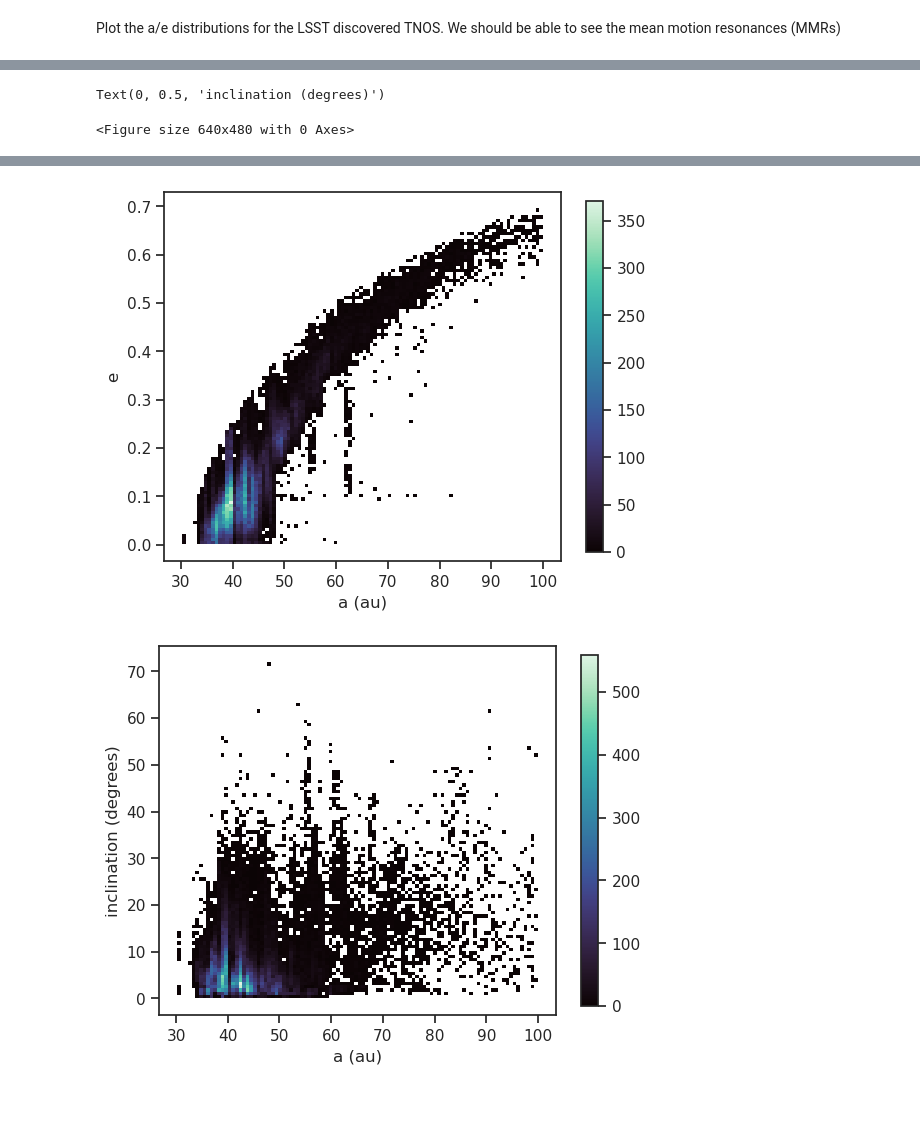
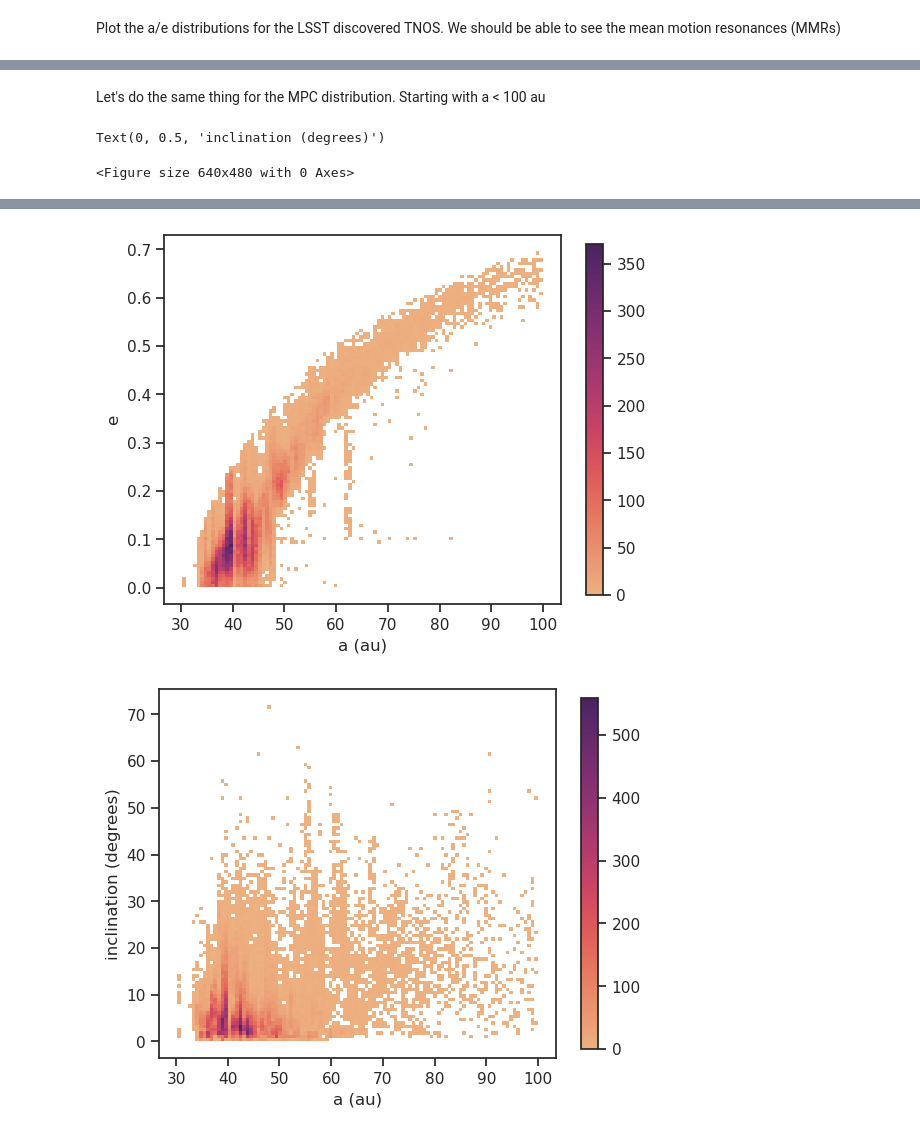
Before and after one commit to mschwamb/DP0.3_example_notebooks, a Jupyter notebook: plot_tnos.ipynb, the cells around one changed output, grey strips where cells are left out. Cells and saved outputs as stored; diff of their text form; code cells hidden in the pictures; blank space fills up the shorter version.

Commit message:
Add files via upload
add plotting of MBAs and update KBO notebook

```diff
--- a/plot_tnos.ipynb
+++ b/plot_tnos.ipynb
@@ -90,0 +91,17 @@ Let's do the same thing for the MPC distribution
+# %%
+sns.set(style="ticks")
+tmp=lsst_discovery_orbits[(lsst_discovery_orbits['a']>=30) &  (lsst_discovery_orbits['a']<=70) ]
+print(len(tmp))
+sns.jointplot(x=tmp['a'], y=tmp['e'], kind="hex", color="#0077BB", gridsize=50)
+
+plt.xlabel('a (au)')
+
+plt.figure()
+sns.histplot(x=tmp['a'], y=tmp['e'], bins=100, cmap="flare",  cbar=True, cbar_kws=dict(shrink=.95))
+plt.xlabel('a (au)')
+
+plt.figure()
+
+sns.histplot(x=tmp['a'], y=tmp['incl'], bins=100, cmap="flare",  cbar=True, cbar_kws=dict(shrink=.95))
+plt.xlabel('a (au)')
+plt.ylabel('inclination (degrees)')
@@ -91,23 +114,25 @@ Let's do the same thing for the MPC distribution
+# %% [markdown]
+Let's do the same thing for the MPC distribution. Starting with a < 100 au
 # %%
 sns.set(style="ticks")
 plt.figure()
 tmp=mpc_orbits[mpc_orbits['a']<100]
 sns.jointplot(x=tmp['a'], y=tmp['e'], kind="hex", color="#0077BB", gridsize=50)
 plt.xlabel('a (au)')
 
 plt.figure()
 
-sns.histplot(x=tmp['a'], y=tmp['e'], bins=100, cmap="mako",  cbar=True, cbar_kws=dict(shrink=.95))
+sns.histplot(x=tmp['a'], y=tmp['e'], bins=100, cmap="flare",  cbar=True, cbar_kws=dict(shrink=.95))
 plt.xlabel('a (au)')
 
 plt.figure()
 
-sns.histplot(x=tmp['a'], y=tmp['incl'], bins=100, cmap="mako",  cbar=True, cbar_kws=dict(shrink=.95))
+sns.histplot(x=tmp['a'], y=tmp['incl'], bins=100, cmap="flare",  cbar=True, cbar_kws=dict(shrink=.95))
 plt.xlabel('a (au)')
 plt.ylabel('inclination (degrees)')
 # %% [output]
 Text(0, 0.5, 'inclination (degrees)')
 <Figure size 640x480 with 0 Axes>
 [figure]
-[figure, old version]
+[figure, new version]
-[figure, old version]
+[figure, new version]
```
Also changed, not shown: parts of 8 cells of this notebook, 1 other file.
